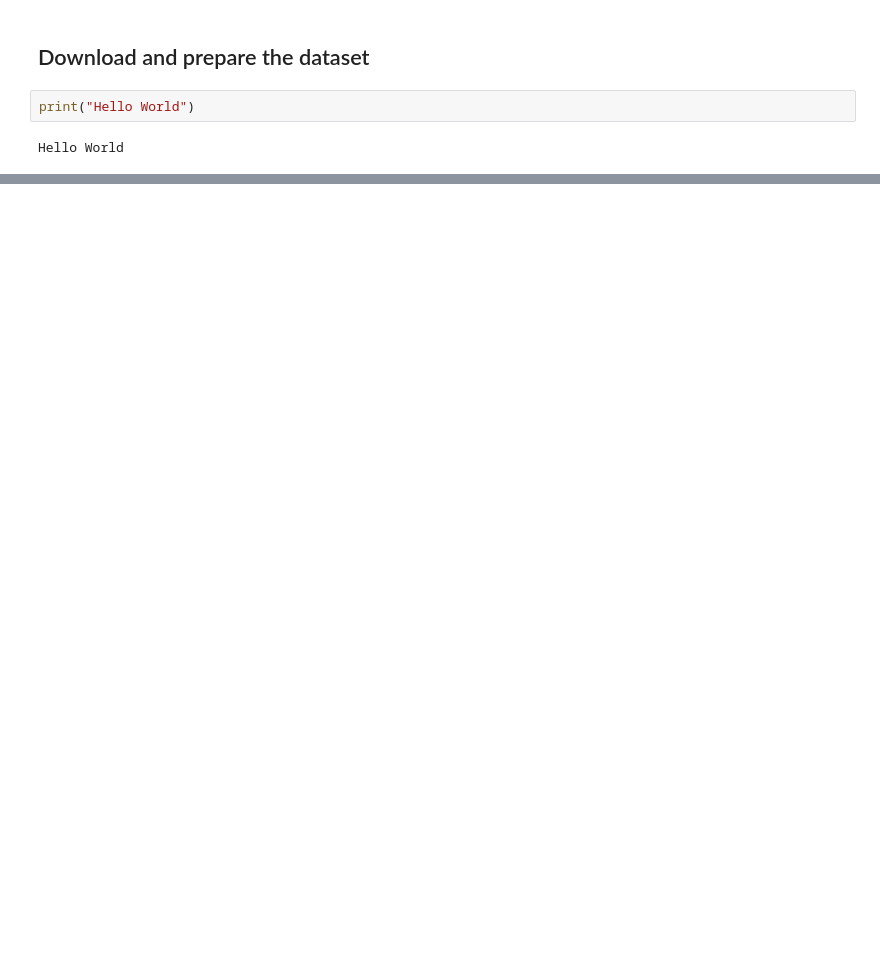
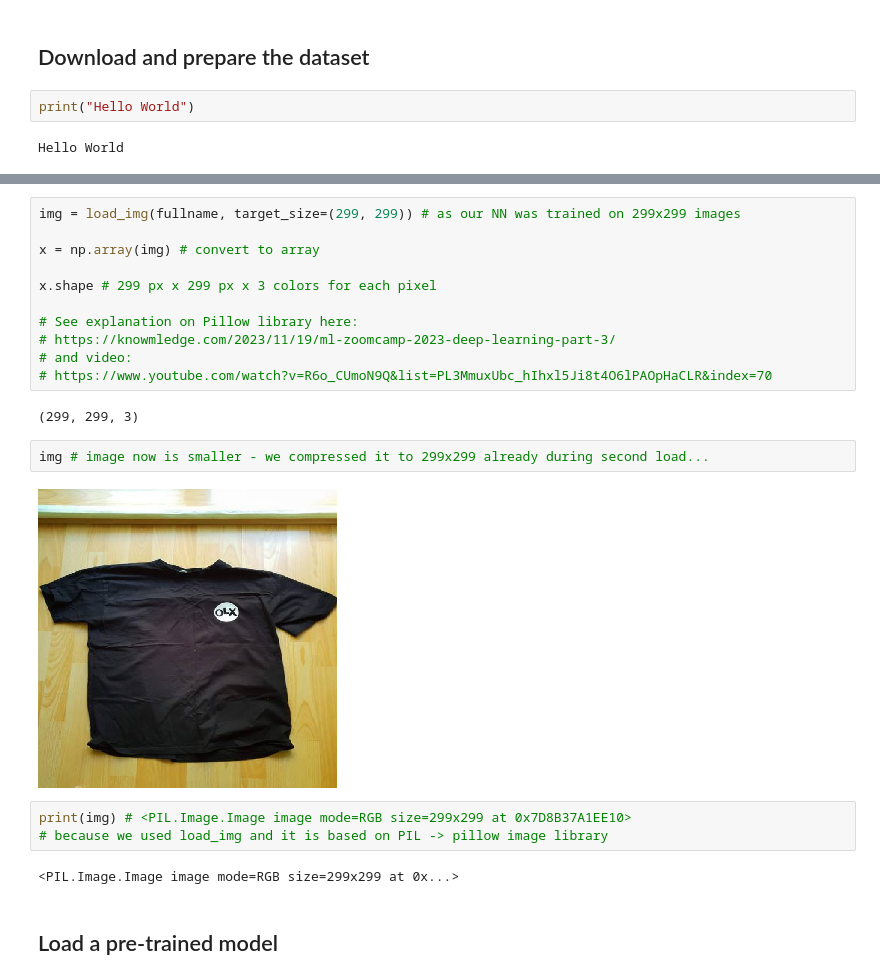
Before and after one commit to denis911/image-classification-transfer-learning-pytorch-keras-comparison, a Jupyter notebook: Keras_ML_zoomcamp_08_image_classification.ipynb, the cells around one changed output, grey strips where cells are left out. Saved outputs shown, nothing was run; the diff lists cells and outputs as text; blank space fills up the shorter version.

```diff
--- a/Keras_ML_zoomcamp_08_image_classification.ipynb
+++ b/Keras_ML_zoomcamp_08_image_classification.ipynb
@@ -71,0 +57,24 @@ load_img(fullname)
+# %%
+img = load_img(fullname, target_size=(299, 299)) # as our NN was trained on 299x299 images
+
+x = np.array(img) # convert to array
+
+x.shape # 299 px x 299 px x 3 colors for each pixel
+
+# See explanation on Pillow library here:
+# https://knowmledge.com/2023/11/19/ml-zoomcamp-2023-deep-learning-part-3/
+# and video:
+# https://www.youtube.com/watch?v=R6o_CUmoN9Q&list=PL3MmuxUbc_hIhxl5Ji8t4O6lPAOpHaCLR&index=70
+# %% [output]
+(299, 299, 3)
+# %%
+img # image now is smaller - we compressed it to 299x299 already during second load...
+# %% [output]
+[figure, added]
+# %%
+print(img) # <PIL.Image.Image image mode=RGB size=299x299 at 0x7D8B37A1EE10>
+# because we used load_img and it is based on PIL -> pillow image library
+# %% [output]
+<PIL.Image.Image image mode=RGB size=299x299 at 0x...>
+# %% [markdown]
+## Load a pre-trained model
```
Also changed, not shown: parts of 4 cells of this notebook.
